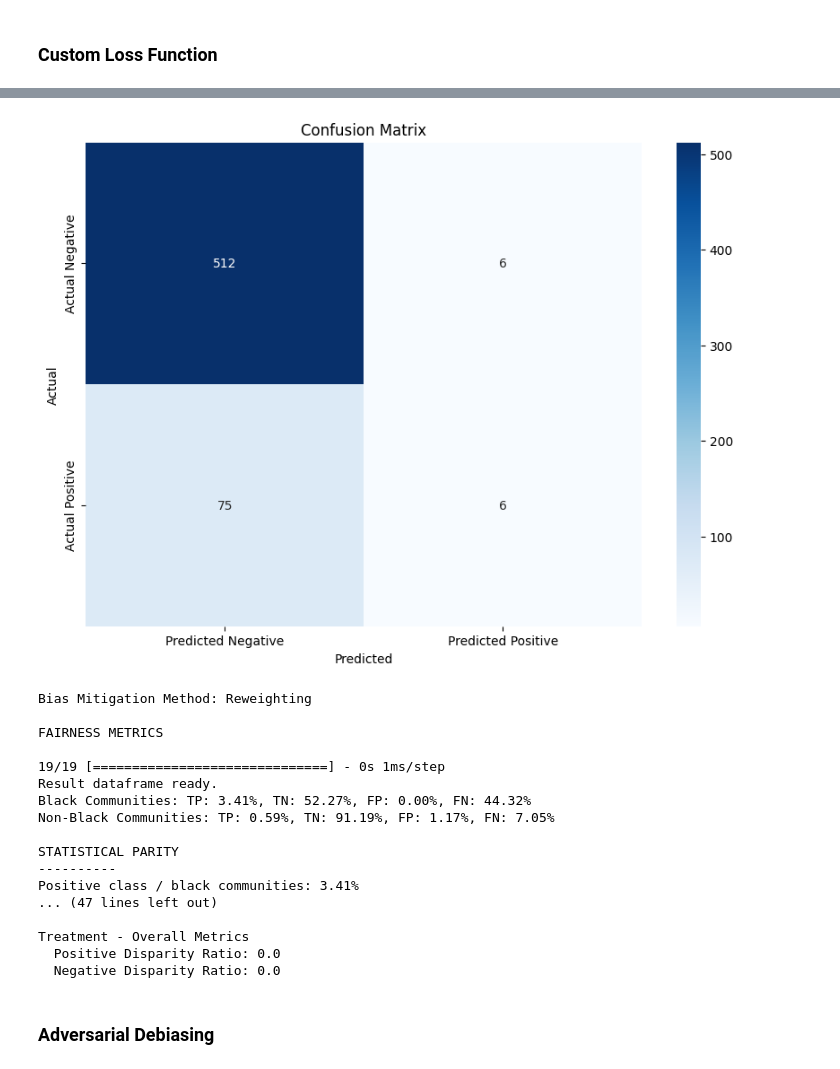
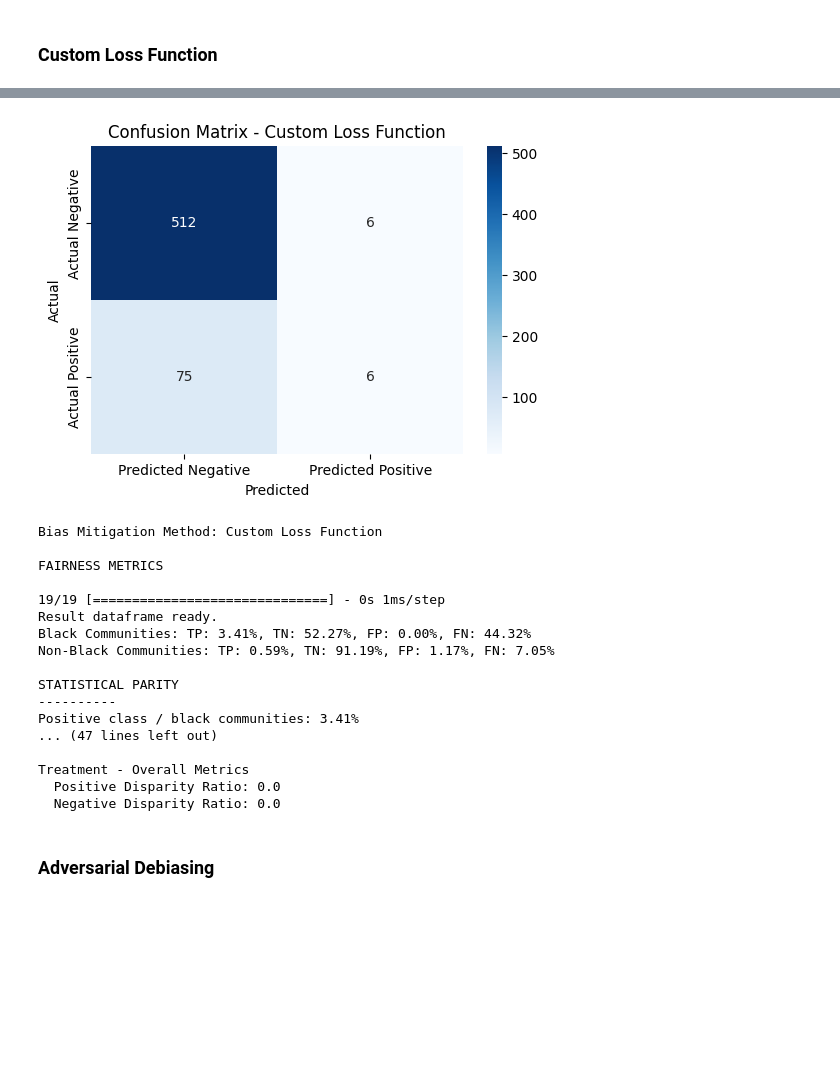
Before and after one commit to thomasguizzetti/ethics-ai, a Jupyter notebook: Developing_and_Analyzing_Fairness_in_Algorithmic_Policing.ipynb, the cells around one changed output, grey strips where cells are left out. Saved outputs shown, nothing was run; the diff lists cells and outputs as text; code cells hidden in the pictures; blank space fills up the shorter version.

```diff
--- a/Developing_and_Analyzing_Fairness_in_Algorithmic_Policing.ipynb
+++ b/Developing_and_Analyzing_Fairness_in_Algorithmic_Policing.ipynb
@@ -1284,10 +1311,10 @@ import numpy as np
 cm = confusion_matrix(y_test, y_pred)
 
 # Create a heatmap using Seaborn
-plt.figure(figsize=(10, 7))
+plt.figure(figsize=(6, 4))
 sns.heatmap(cm, annot=True, fmt='d', cmap='Blues', xticklabels=['Predicted Negative', 'Predicted Positive'], yticklabels=['Actual Negative', 'Actual Positive'])
 plt.xlabel('Predicted')
 plt.ylabel('Actual')
-plt.title('Confusion Matrix')
+plt.title('Confusion Matrix - Custom Loss Function')
 plt.show()
 # %% [output]
@@ -1295,19 +1322,19 @@ plt.show()
               precision    recall  f1-score   support
 
        False       0.87      0.99      0.93       518
         True       0.50      0.07      0.13        81
 
     accuracy                           0.86       599
    macro avg       0.69      0.53      0.53       599
 weighted avg       0.82      0.86      0.82       599
-[figure, old version]
+[figure, new version]
 # %%
-print("Bias Mitigation Method: Reweighting")
+print("Bias Mitigation Method: Custom Loss Function")
 print("")
 fairness_metrics(model_custom_loss, X_test, df, custom_loss=True)
 print("")
 # %% [output]
-Bias Mitigation Method: Reweighting
+Bias Mitigation Method: Custom Loss Function
 
 FAIRNESS METRICS
 
```
Also changed, not shown: parts of 10 cells of this notebook.
